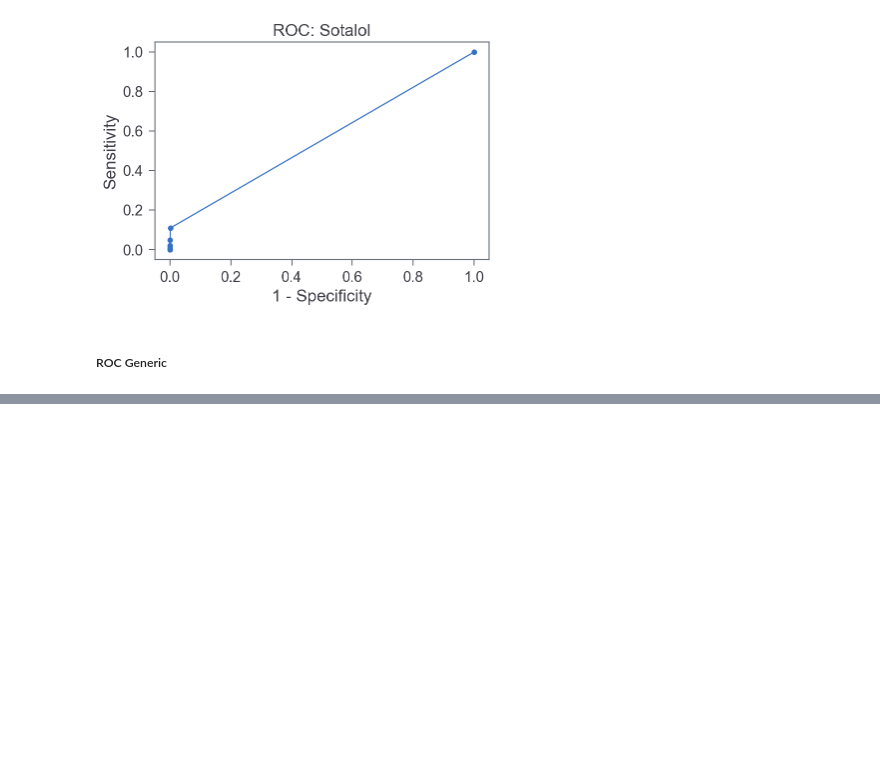
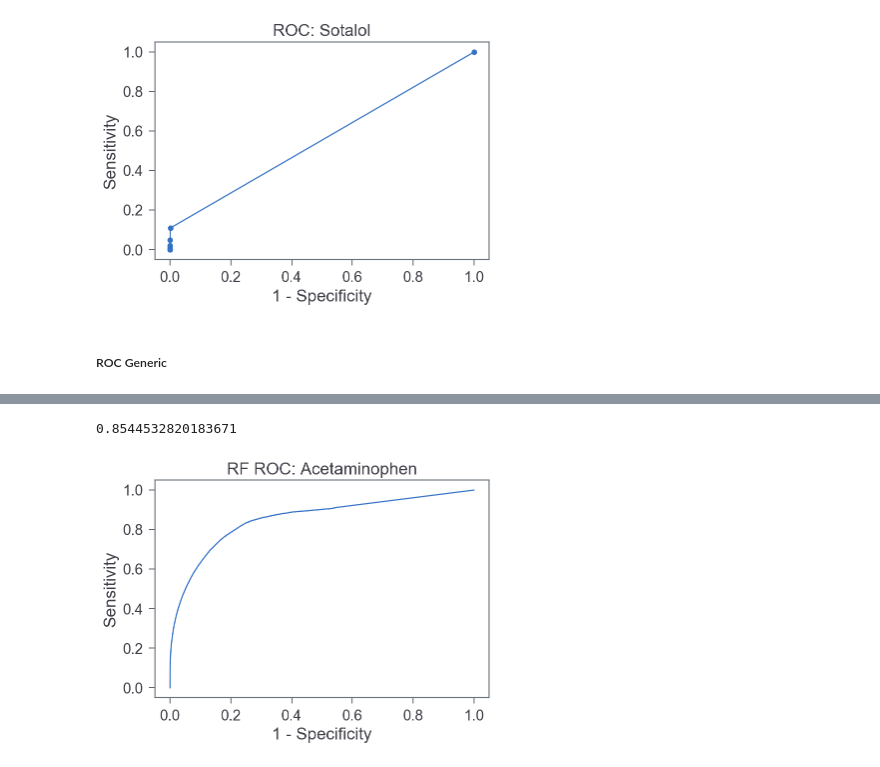
Before and after one commit to tatonetti-lab/sex_risks, a Jupyter notebook: Drugs with Sex Risks.ipynb, the cells around one changed output, grey strips where cells are left out. Cells and saved outputs as stored; diff of their text form; code cells hidden in the pictures; blank space fills up the shorter version.

```diff
--- a/Drugs with Sex Risks.ipynb
+++ b/Drugs with Sex Risks.ipynb
@@ -3062,0 +3162,19 @@ roc_auc_score(y_true, y_scores)
+# %%
+from sklearn.metrics import roc_auc_score
+from sklearn.metrics import roc_curve
+y_true = (df_PSM_acet.get(drug)>0).astype(np.int8).values
+y_scores = df_PSM_acet.get('Propensity_RF').values
+AUROC_m = roc_auc_score(y_true, y_scores)
+print(AUROC_m)
+
+# Plot ROC
+fpr, tpr, thresholds = roc_curve(y_true, y_scores)
+data=pd.DataFrame({'fpr':fpr, 'tpr':tpr})
+plt.plot('fpr','tpr', data=data, marker='o',ms=0.1)
+plt.title("RF ROC: "+drug)
+plt.xlabel("1 - Specificity")
+plt.ylabel("Sensitivity")
+plt.savefig("{}/RF ROC".format(drug))
+# %% [output]
+0.8544532820183671
+[figure, added]
```
Also changed, not shown: parts of 24 cells of this notebook, 1 other file.
